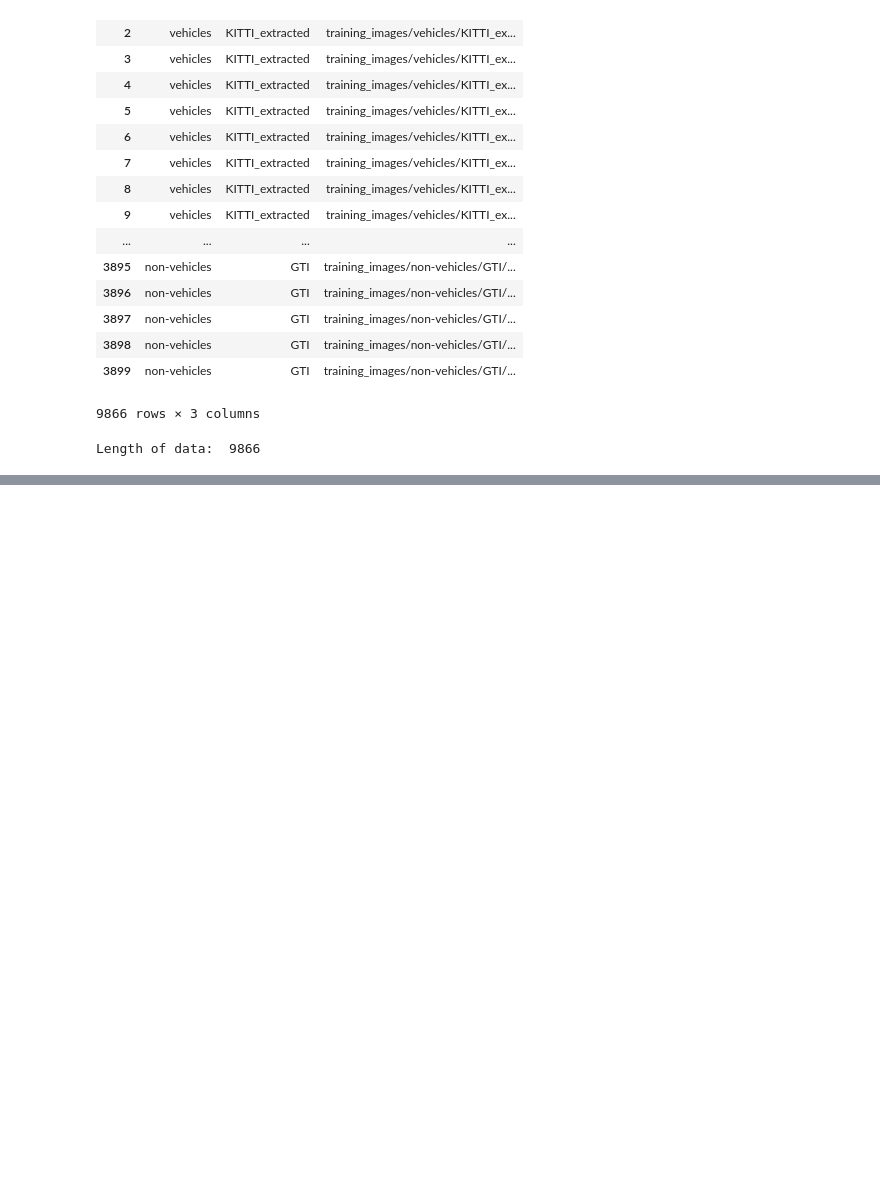
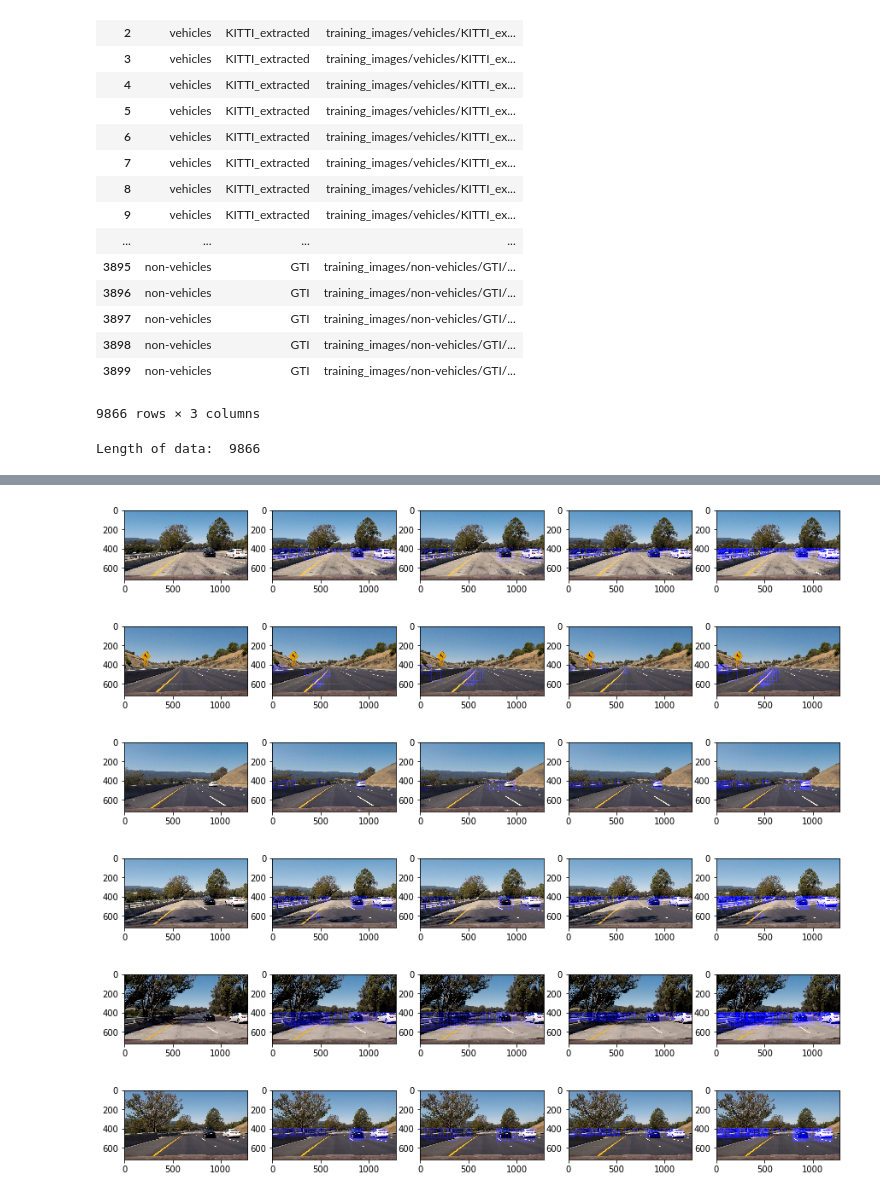
Before and after one commit to gavinong10/CarND-Vehicle-Detection, a Jupyter notebook: final_explore.ipynb, the cells around one changed output, grey strips where cells are left out. Drawn from its saved outputs; the diff is of its cells as text; code cells hidden in the pictures; blank space fills up the shorter version.

```diff
--- a/final_explore.ipynb
+++ b/final_explore.ipynb
@@ -85,0 +118,25 @@ subset_df
+# %%
+for idx in range(len(test_imgs)):
+    boxed1 = cv2.addWeighted(test_imgs[idx], 1, detections1[idx], 0.5, 0)
+    boxed2 = cv2.addWeighted(test_imgs[idx], 1, detections2[idx], 0.5, 0)
+    boxed3 = cv2.addWeighted(test_imgs[idx], 1, detections3[idx], 0.5, 0)
+    boxedAll = cv2.addWeighted(test_imgs[idx], 1, detections1[idx], 0.5, 0)
+    boxedAll = cv2.addWeighted(boxedAll, 1, detections2[idx], 0.5, 0)
+    boxedAll = cv2.addWeighted(boxedAll, 1, detections3[idx], 0.5, 0)
+
+    # Draw the original image, heatmap and resultant bboxes
+    fig = plt.figure(figsize=(15,10))
+    plt.subplot(151).imshow(test_imgs[idx])
+    plt.subplot(152).imshow(boxed1)
+    plt.subplot(153).imshow(boxed2)
+    plt.subplot(154).imshow(boxed3)
+    plt.subplot(155).imshow(boxedAll)
+
+    plt.show()
+# %% [output]
+[figure, added]
+[figure, added]
+[figure, added]
+[figure, added]
+[figure, added]
+[figure, added]
```
Also changed, not shown: parts of 5 cells of this notebook, 8 other files.
